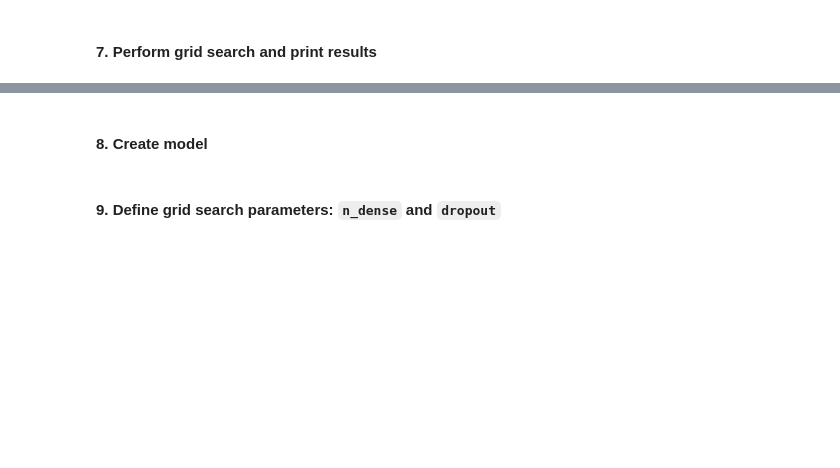
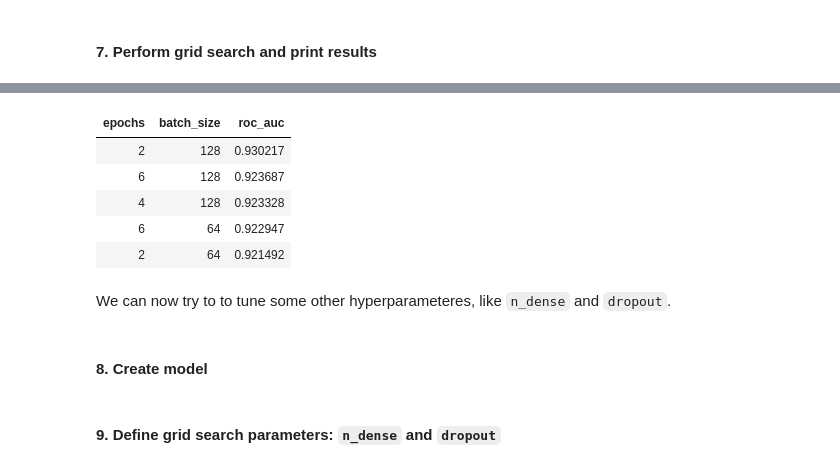
Before and after one commit to j-n-t/hyperparameter-tuning, a Jupyter notebook: hyperparameter_tuning.ipynb, the cells around one changed output, grey strips where cells are left out. Saved outputs shown, nothing was run; the diff lists cells and outputs as text; code cells hidden in the pictures; blank space fills up the shorter version.

```diff
--- a/hyperparameter_tuning.ipynb
+++ b/hyperparameter_tuning.ipynb
@@ -316,3 +332,16 @@ grid_search_results(grid_search.cv_results_)
+# %%
+# Method 3
+
+df_cv_results.sort_values(by=['roc_auc'], ascending=False).head().style.hide_index()
+# %% [output]
+| epochs | batch_size | roc_auc |
+| 2 | 128 | 0.930217 |
+| 6 | 128 | 0.923687 |
+| 4 | 128 | 0.923328 |
+| 6 | 64 | 0.922947 |
+| 2 | 64 | 0.921492 |
+# %% [markdown]
+We can now try to to tune some other hyperparameteres, like `n_dense` and `dropout`.
 # %% [markdown]
 #### 8. Create model
 # %%
```
Also changed, not shown: parts of 93 cells of this notebook.
